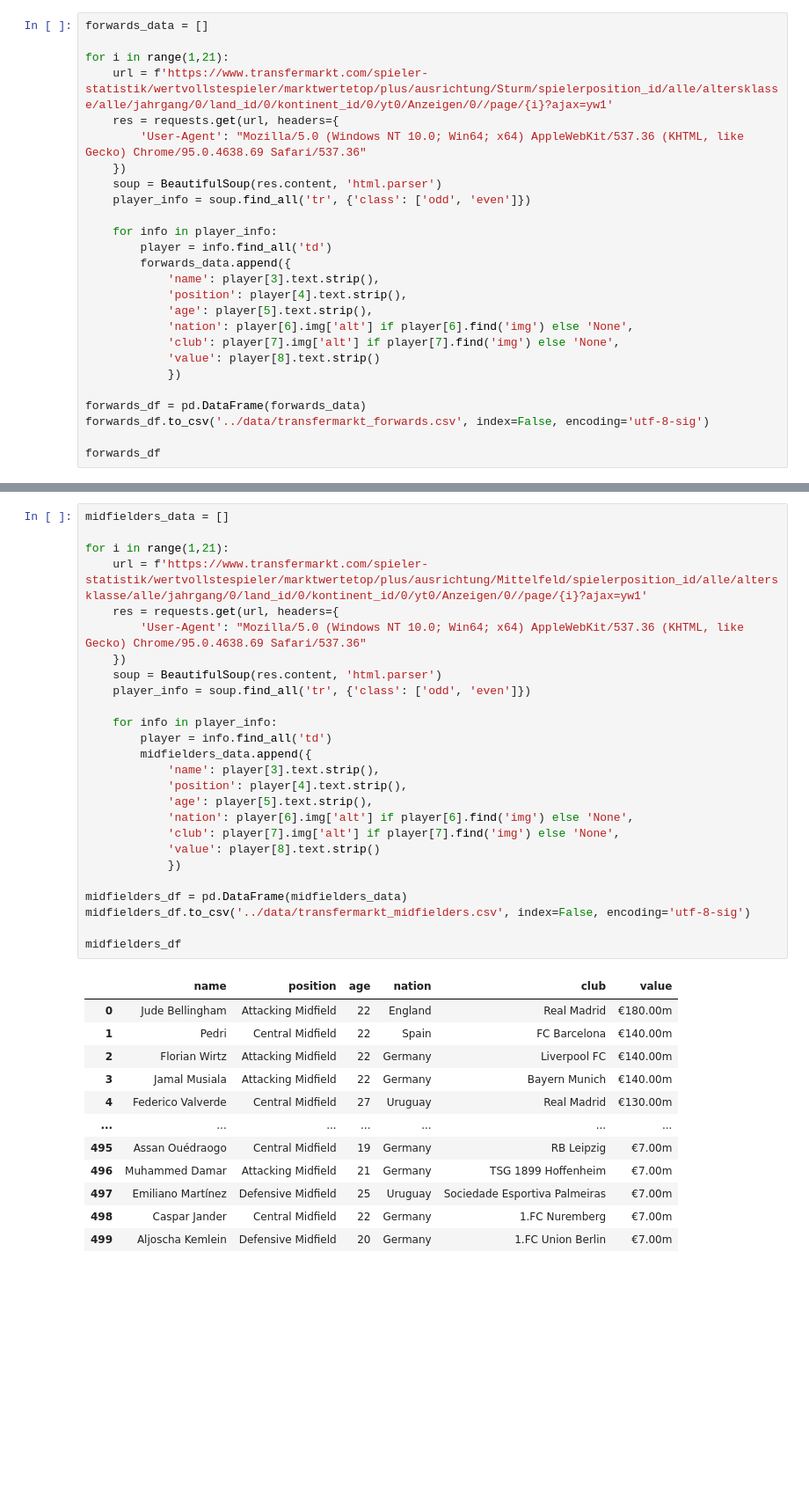
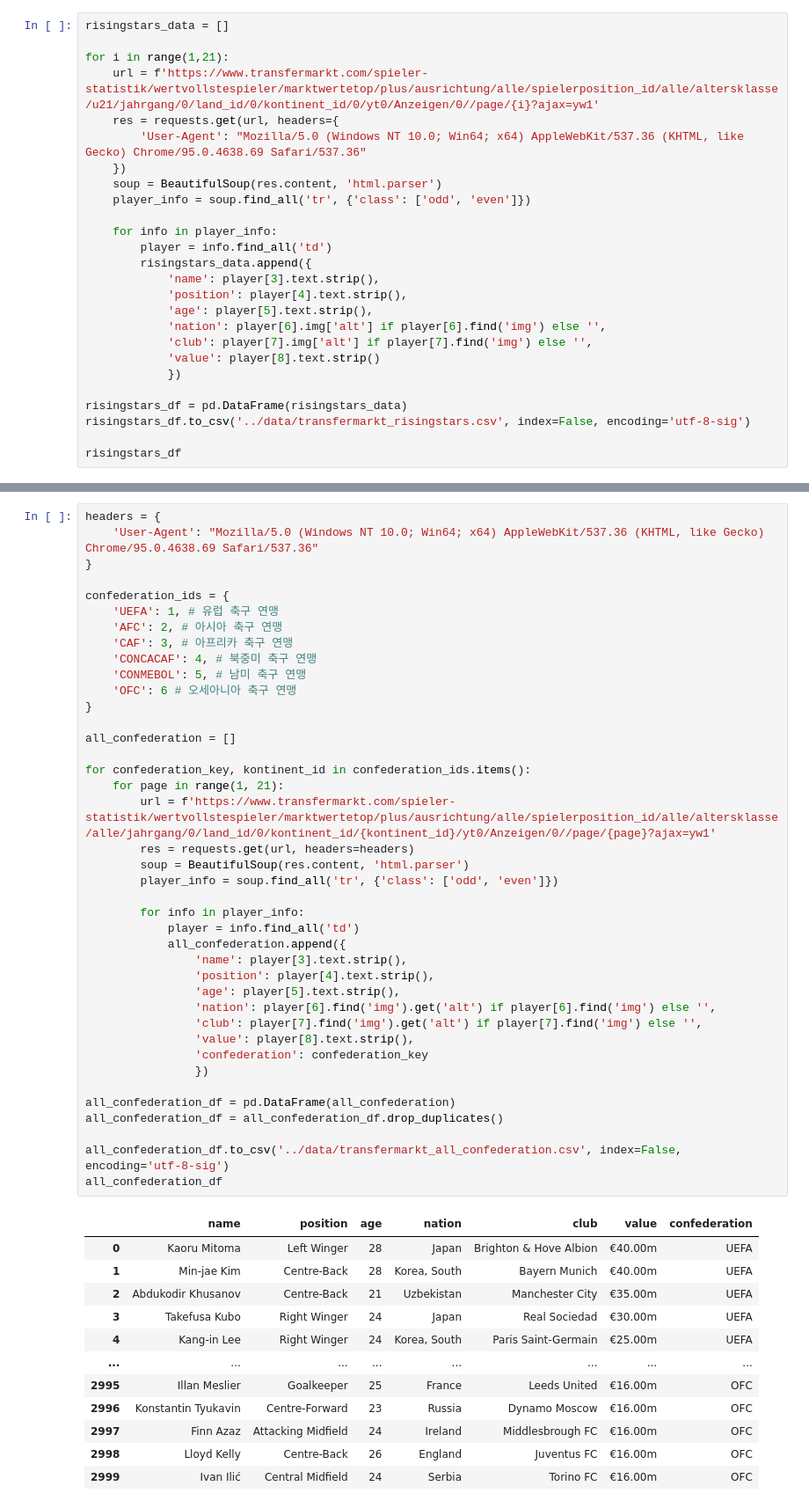
Before and after one commit to sesac-dragon/project_jeon99yu, a Jupyter notebook: crawlers/transfermarkt.ipynb, the cells around one changed output, grey strips where cells are left out. Shown: that part at 88% size. Saved outputs shown, nothing was run; the diff lists cells and outputs as text; blank space fills up the shorter version.

Commit message:
Feat: transfermarkt 크롤링ver3

```diff
--- a/crawlers/transfermarkt.ipynb
+++ b/crawlers/transfermarkt.ipynb
@@ -7,8 +64,8 @@ from bs4 import BeautifulSoup
 # %%
-forwards_data = []
+risingstars_data = []
 
 for i in range(1,21):
-    url = f'https://www.transfermarkt.com/spieler-statistik/wertvollstespieler/marktwertetop/plus/ausrichtung/Sturm/spielerposition_id/alle/altersklasse/alle/jahrgang/0/land_id/0/kontinent_id/0/yt0/Anzeigen/0//page/{i}?ajax=yw1'
+    url = f'https://www.transfermarkt.com/spieler-statistik/wertvollstespieler/marktwertetop/plus/ausrichtung/alle/spielerposition_id/alle/altersklasse/u21/jahrgang/0/land_id/0/kontinent_id/0/yt0/Anzeigen/0//page/{i}?ajax=yw1'
     res = requests.get(url, headers={
         'User-Agent': "Mozilla/5.0 (Windows NT 10.0; Win64; x64) AppleWebKit/537.36 (KHTML, like Gecko) Chrome/95.0.4638.69 Safari/537.36"
     })
@@ -17,19 +74,19 @@ for i in range(1,21):
 
     for info in player_info:
         player = info.find_all('td')
-        forwards_data.append({
+        risingstars_data.append({
             'name': player[3].text.strip(),
             'position': player[4].text.strip(),
             'age': player[5].text.strip(),
-            'nation': player[6].img['alt'] if player[6].find('img') else 'None',
-            'club': player[7].img['alt'] if player[7].find('img') else 'None',
+            'nation': player[6].img['alt'] if player[6].find('img') else '',
+            'club': player[7].img['alt'] if player[7].find('img') else '',
             'value': player[8].text.strip()
             })
 
-forwards_df = pd.DataFrame(forwards_data)
-forwards_df.to_csv('../data/transfermarkt_forwards.csv', index=False, encoding='utf-8-sig')
+risingstars_df = pd.DataFrame(risingstars_data)
+risingstars_df.to_csv('../data/transfermarkt_risingstars.csv', index=False, encoding='utf-8-sig')
 
-forwards_df
+risingstars_df
 # %% [output]
 |  | name | position | age | nation | club | value |
 | 0 | Lamine Yamal | Right Winger | 18 | Spain | FC Barcelona | €200.00m |
@@ -49,39 +106,53 @@ forwards_df
 # %%
-midfielders_data = []
+headers = {
+    'User-Agent': "Mozilla/5.0 (Windows NT 10.0; Win64; x64) AppleWebKit/537.36 (KHTML, like Gecko) Chrome/95.0.4638.69 Safari/537.36"
+}
 
-for i in range(1,21):
-    url = f'https://www.transfermarkt.com/spieler-statistik/wertvollstespieler/marktwertetop/plus/ausrichtung/Mittelfeld/spielerposition_id/alle/altersklasse/alle/jahrgang/0/land_id/0/kontinent_id/0/yt0/Anzeigen/0//page/{i}?ajax=yw1'
-    res = requests.get(url, headers={
-        'User-Agent': "Mozilla/5.0 (Windows NT 10.0; Win64; x64) AppleWebKit/537.36 (KHTML, like Gecko) Chrome/95.0.4638.69 Safari/537.36"
-    })
-    soup = BeautifulSoup(res.content, 'html.parser')
-    player_info = soup.find_all('tr', {'class': ['odd', 'even']})
+confederation_ids = {
+    'UEFA': 1, # 유럽 축구 연맹
+    'AFC': 2, # 아시아 축구 연맹
+    'CAF': 3, # 아프리카 축구 연맹
+    'CONCACAF': 4, # 북중미 축구 연맹
+    'CONMEBOL': 5, # 남미 축구 연맹
+    'OFC': 6 # 오세아니아 축구 연맹
+}
 
-    for info in player_info:
-        player = info.find_all('td')
-        midfielders_data.append({
-            'name': player[3].text.strip(),
-            'position': player[4].text.strip(),
-            'age': player[5].text.strip(),
-            'nation': player[6].img['alt'] if player[6].find('img') else 'None',
-            'club': player[7].img['alt'] if player[7].find('img') else 'None',
-            'value': player[8].text.strip()
-            })
+all_confederation = []
 
-midfielders_df = pd.DataFrame(midfielders_data)
-midfielders_df.to_csv('../data/transfermarkt_midfielders.csv', index=False, encoding='utf-8-sig')
+for confederation_key, kontinent_id in confederation_ids.items():
+    for page in range(1, 21):
+        url = f'https://www.transfermarkt.com/spieler-statistik/wertvollstespieler/marktwertetop/plus/ausrichtung/alle/spielerposition_id/alle/altersklasse/alle/jahrgang/0/land_id/0/kontinent_id/{kontinent_id}/yt0/Anzeigen/0//page/{page}?ajax=yw1'
+        res = requests.get(url, headers=headers)
+        soup = BeautifulSoup(res.content, 'html.parser')
+        player_info = soup.find_all('tr', {'class': ['odd', 'even']})
 
-midfielders_df
+        for info in player_info:
+            player = info.find_all('td')
+            all_confederation.append({
+                'name': player[3].text.strip(),
+                'position': player[4].text.strip(),
+                'age': player[5].text.strip(),
+                'nation': player[6].find('img').get('alt') if player[6].find('img') else '',
+                'club': player[7].find('img').get('alt') if player[7].find('img') else '',
+                'value': player[8].text.strip(),
+                'confederation': confederation_key
+                })
+
+all_confederation_df = pd.DataFrame(all_confederation)
+all_confederation_df = all_confederation_df.drop_duplicates()
+
+all_confederation_df.to_csv('../data/transfermarkt_all_confederation.csv', index=False, encoding='utf-8-sig')
+all_confederation_df
 # %% [output]
-|  | name | position | age | nation | club | value |
-| 0 | Jude Bellingham | Attacking Midfield | 22 | England | Real Madrid | €180.00m |
-| 1 | Pedri | Central Midfield | 22 | Spain | FC Barcelona | €140.00m |
-| 2 | Florian Wirtz | Attacking Midfield | 22 | Germany | Liverpool FC | €140.00m |
-| 3 | Jamal Musiala | Attacking Midfield | 22 | Germany | Bayern Munich | €140.00m |
-| 4 | Federico Valverde | Central Midfield | 27 | Uruguay | Real Madrid | €130.00m |
-| ... | ... | ... | ... | ... | ... | ... |
-| 495 | Assan Ouédraogo | Central Midfield | 19 | Germany | RB Leipzig | €7.00m |
-| 496 | Muhammed Damar | Attacking Midfield | 21 | Germany | TSG 1899 Hoffenheim | €7.00m |
-| 497 | Emiliano Martínez | Defensive Midfield | 25 | Uruguay | Sociedade Esportiva Palmeiras | €7.00m |
-| 498 | Caspar Jander | Central Midfield | 22 | Germany | 1.FC Nuremberg | €7.00m |
-| 499 | Aljoscha Kemlein | Defensive Midfield | 20 | Germany | 1.FC Union Berlin | €7.00m |
+|  | name | position | age | nation | club | value | confederation |
+| 0 | Kaoru Mitoma | Left Winger | 28 | Japan | Brighton & Hove Albion | €40.00m | UEFA |
+| 1 | Min-jae Kim | Centre-Back | 28 | Korea, South | Bayern Munich | €40.00m | UEFA |
+| 2 | Abdukodir Khusanov | Centre-Back | 21 | Uzbekistan | Manchester City | €35.00m | UEFA |
+| 3 | Takefusa Kubo | Right Winger | 24 | Japan | Real Sociedad | €30.00m | UEFA |
+| 4 | Kang-in Lee | Right Winger | 24 | Korea, South | Paris Saint-Germain | €25.00m | UEFA |
+| ... | ... | ... | ... | ... | ... | ... | ... |
+| 2995 | Illan Meslier | Goalkeeper | 25 | France | Leeds United | €16.00m | OFC |
+| 2996 | Konstantin Tyukavin | Centre-Forward | 23 | Russia | Dynamo Moscow | €16.00m | OFC |
+| 2997 | Finn Azaz | Attacking Midfield | 24 | Ireland | Middlesbrough FC | €16.00m | OFC |
+| 2998 | Lloyd Kelly | Centre-Back | 26 | England | Juventus FC | €16.00m | OFC |
+| 2999 | Ivan Ilić | Central Midfield | 24 | Serbia | Torino FC | €16.00m | OFC |
```
Also changed, not shown: parts of 23 cells of this notebook.
